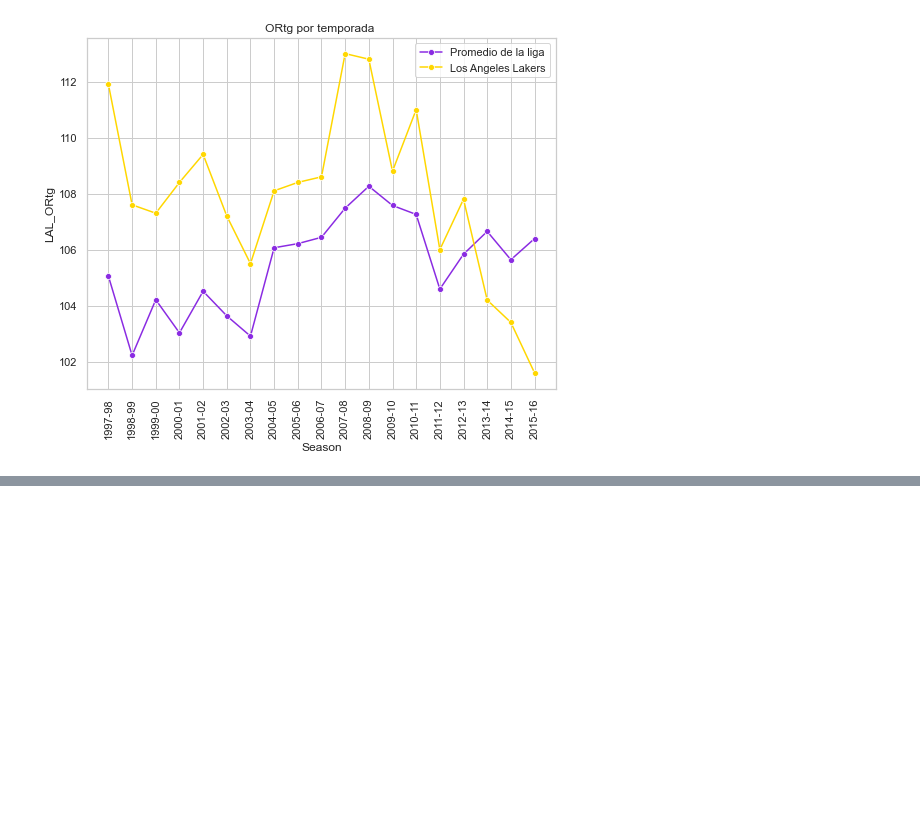
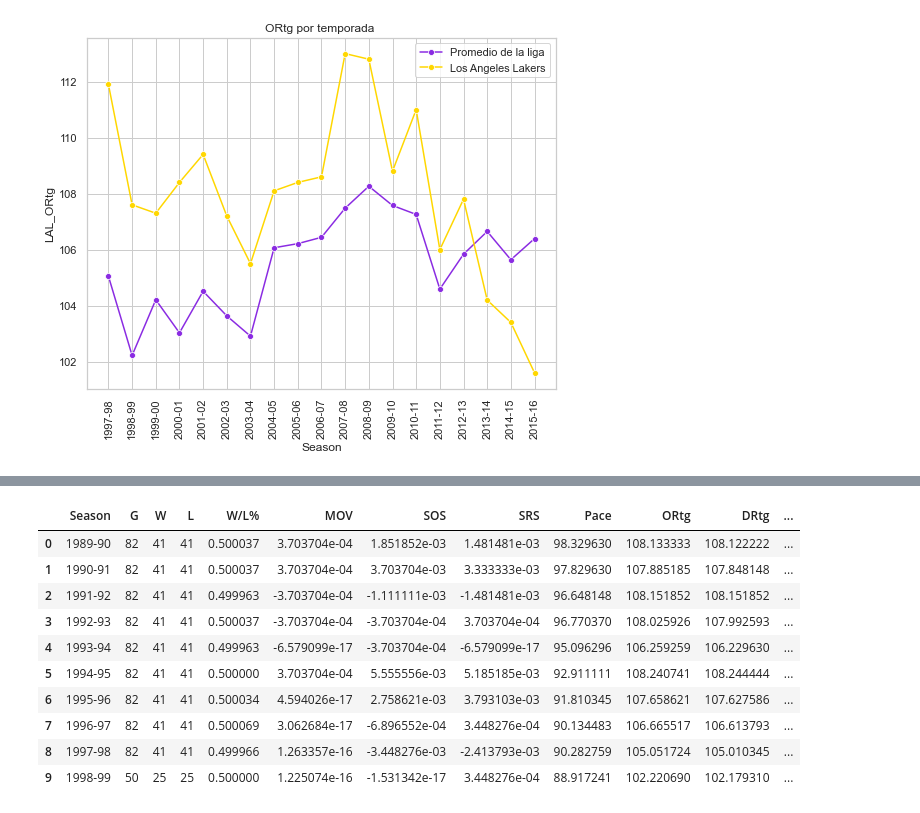
Before and after one commit to pablolopez2733/9plus6, a Jupyter notebook: TriangleOffense/OffensiveRatings.ipynb, the cells around one changed output, grey strips where cells are left out. Saved outputs shown, nothing was run; the diff lists cells and outputs as text; code cells hidden in the pictures; blank space fills up the shorter version.

```diff
--- a/TriangleOffense/OffensiveRatings.ipynb
+++ b/TriangleOffense/OffensiveRatings.ipynb
@@ -111,0 +110,3 @@ df9099=pd.read
+# %%
+df8999=pd.read_csv("https://github.com/pablolopez2733/9plus6/raw/master/TriangleOffense/AdvancedStats90_99.csv")
+df8999.head()
@@ -111,0 +121,15 @@ df9099=pd.read
+# %%
+seasons_avg2=df8999.groupby("Season").mean().reset_index()
+seasons_avg2
+# %% [output]
+|  | Season | G | W | L | W/L% | MOV | SOS | SRS | Pace | ORtg | DRtg | ... |
+| 0 | 1989-90 | 82 | 41 | 41 | 0.500037 | 3.703704e-04 | 1.851852e-03 | 1.481481e-03 | 98.329630 | 108.133333 | 108.122222 | ... |
+| 1 | 1990-91 | 82 | 41 | 41 | 0.500037 | 3.703704e-04 | 3.703704e-03 | 3.333333e-03 | 97.829630 | 107.885185 | 107.848148 | ... |
+| 2 | 1991-92 | 82 | 41 | 41 | 0.499963 | -3.703704e-04 | -1.111111e-03 | -1.481481e-03 | 96.648148 | 108.151852 | 108.151852 | ... |
+| 3 | 1992-93 | 82 | 41 | 41 | 0.500037 | -3.703704e-04 | -3.703704e-04 | 3.703704e-04 | 96.770370 | 108.025926 | 107.992593 | ... |
+| 4 | 1993-94 | 82 | 41 | 41 | 0.499963 | -6.579099e-17 | -3.703704e-04 | -6.579099e-17 | 95.096296 | 106.259259 | 106.229630 | ... |
+| 5 | 1994-95 | 82 | 41 | 41 | 0.500000 | 3.703704e-04 | 5.555556e-03 | 5.185185e-03 | 92.911111 | 108.240741 | 108.244444 | ... |
+| 6 | 1995-96 | 82 | 41 | 41 | 0.500034 | 4.594026e-17 | 2.758621e-03 | 3.793103e-03 | 91.810345 | 107.658621 | 107.627586 | ... |
+| 7 | 1996-97 | 82 | 41 | 41 | 0.500069 | 3.062684e-17 | -6.896552e-04 | 3.448276e-04 | 90.134483 | 106.665517 | 106.613793 | ... |
+| 8 | 1997-98 | 82 | 41 | 41 | 0.499966 | 1.263357e-16 | -3.448276e-03 | -2.413793e-03 | 90.282759 | 105.051724 | 105.010345 | ... |
+| 9 | 1998-99 | 50 | 25 | 25 | 0.500000 | 1.225074e-16 | -1.531342e-17 | 3.448276e-04 | 88.917241 | 102.220690 | 102.179310 | ... |
```
Also changed, not shown: parts of 8 cells of this notebook.
